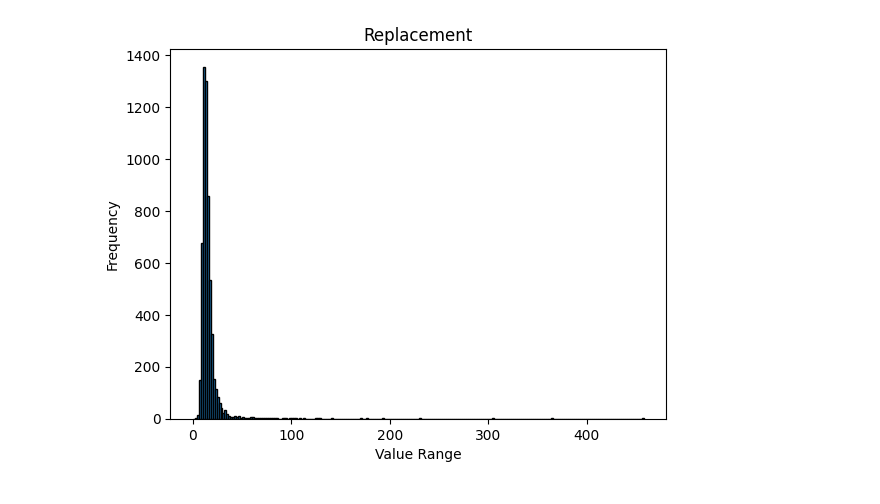
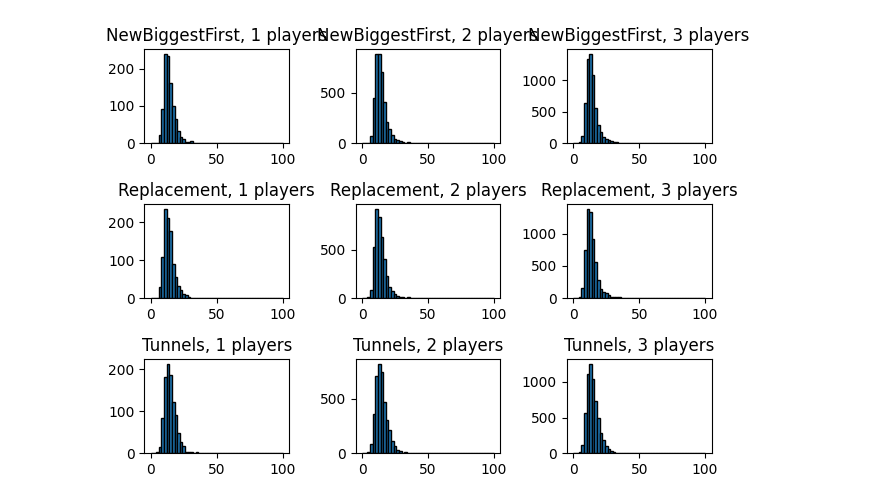
Before and after one commit to P-Hicks/SeniorResearchProject, a Jupyter notebook: data.ipynb, the cells around one changed output. Saved outputs shown, nothing was run; the diff lists cells and outputs as text; code cells hidden in the pictures.

```diff
--- a/data.ipynb
+++ b/data.ipynb
@@ -3,10 +12,14 @@ import sqlite3
 # %%
+# from asgiref.sync import sync_to_async
+
+# @sync_to_async
 def run_query(query):
     result = None
     try:
+        connection = psycopg2.connect("dbname=data user=root password=root")
         # Connect to DB and create a cursor
-        sqlite_connection = sqlite3.connect('db.sqlite3')
-        cursor = sqlite_connection.cursor()
+        # sqlite_connection = sqlite3.connect('db.sqlite3')
+        cursor = connection.cursor()
         cursor.execute(query)
         # Fetch and output result
         result = cursor.fetchall()
@@ -14,12 +27,12 @@ def run_query(query):
         cursor.close()
 
     # Handle errors
-    except sqlite3.Error as error:
-        print('Error occurred - ', error)
+    # except sqlite3.Error as error:
+        # print('Error occurred - ', error)
 
     # Close DB Connection irrespective of success
     # or failure
     finally:
-        if sqlite_connection:
-            sqlite_connection.close()
+        if connection:
+            connection.close()
     return result
@@ -113,4 +126,11 @@ make_graph_for(players[1])
-# %%
-make_graph_for(players[2])
-# %% [output]
-[figure, removed]
+# %%
+fig, ax = plt.subplots(3, 3)
+# plt.subplots_adjust(wspace=2, hspace=2)
+
+for i in range(3):
+    for j in range(3):
+        make_graph_for(players[3*i + j], ax[i][j])
+
+plt.tight_layout()
+# %% [output]
+[figure, added]
```
Also changed, not shown: parts of 15 cells of this notebook, 6 other files.
